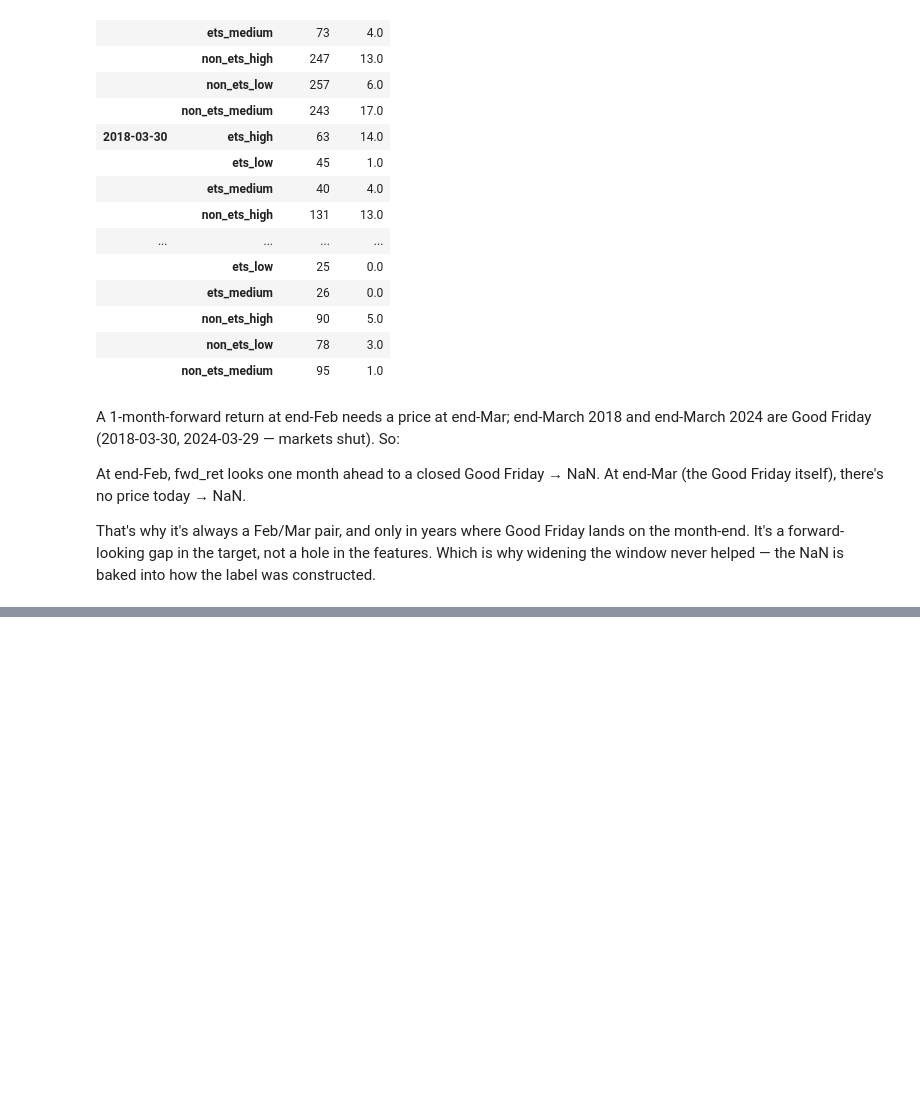
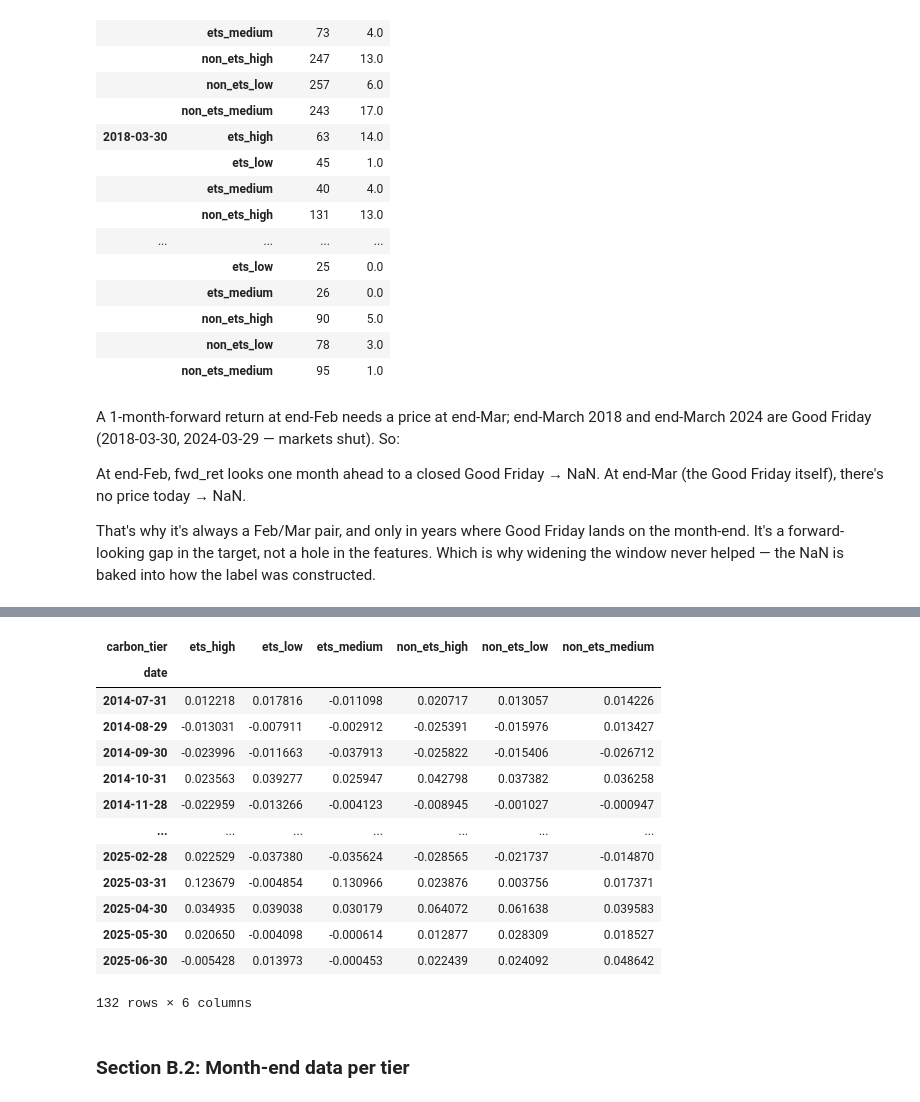
Before and after one commit to salinela/carbon-portfolio-project-v2, a Jupyter notebook: notebooks/08_eda.ipynb, the cells around one changed output, grey strips where cells are left out. Drawn from its saved outputs; the diff is of its cells as text; code cells hidden in the pictures; blank space fills up the shorter version.

```diff
--- a/notebooks/08_eda.ipynb
+++ b/notebooks/08_eda.ipynb
@@ -76,7 +76,6 @@ if not os.path.exists("/content/carbon.db"):
     !cp "{DRIVE}/carbon.db" /content/carbon.db
 # %%
 DB = "/content/carbon.db"
-con = sqlite3.connect(DB)
+con = sqlite3.connect(DB, timeout=30)
 con.execute("PRAGMA foreign_keys = ON;")
-print("fe MIN_PERIODS_FRAC:", fe.MIN_PERIODS_FRAC, "| batched:", hasattr(fe, "build_price_features_batched"))
 # %% [output]
@@ -354,0 +330,9 @@ That's why it's always a Feb/Mar pair, and only in years where Good Friday lands
+# %%
+# repoint the panel load at the fixed label
+label = pd.read_parquet(f"{DRIVE}/label_forward_return_v2.parquet")
+panel = features.pivot_table(index=["company_id","date"], columns="signal_name", values="value")
+panel = panel.join(label.set_index(["company_id","date"])["fwd_ret"])
+
+panel_t = eda.attach_tier_asof(panel, fy)
+tret = eda.tier_portfolio_returns(panel_t).loc["2014-01-01":]
+tret.isna().mean()
@@ -354,0 +351,3 @@ That's why it's always a Feb/Mar pair, and only in years where Good Friday lands
+# %%
+tret_trim = tret.loc["2014-07-30":"2025-06-30"].drop(columns=['ets_untiered', 'non_ets_untiered'])
+tret_trim.isna().mean()
@@ -354,0 +364,19 @@ That's why it's always a Feb/Mar pair, and only in years where Good Friday lands
+# %%
+tret_trim
+# %% [output]
+| carbon_tier | ets_high | ets_low | ets_medium | non_ets_high | non_ets_low | non_ets_medium |
+| date |  |  |  |  |  |  |
+| 2014-07-31 | 0.012218 | 0.017816 | -0.011098 | 0.020717 | 0.013057 | 0.014226 |
+| 2014-08-29 | -0.013031 | -0.007911 | -0.002912 | -0.025391 | -0.015976 | 0.013427 |
+| 2014-09-30 | -0.023996 | -0.011663 | -0.037913 | -0.025822 | -0.015406 | -0.026712 |
+| 2014-10-31 | 0.023563 | 0.039277 | 0.025947 | 0.042798 | 0.037382 | 0.036258 |
+| 2014-11-28 | -0.022959 | -0.013266 | -0.004123 | -0.008945 | -0.001027 | -0.000947 |
+| ... | ... | ... | ... | ... | ... | ... |
+| 2025-02-28 | 0.022529 | -0.037380 | -0.035624 | -0.028565 | -0.021737 | -0.014870 |
+| 2025-03-31 | 0.123679 | -0.004854 | 0.130966 | 0.023876 | 0.003756 | 0.017371 |
+| 2025-04-30 | 0.034935 | 0.039038 | 0.030179 | 0.064072 | 0.061638 | 0.039583 |
+| 2025-05-30 | 0.020650 | -0.004098 | -0.000614 | 0.012877 | 0.028309 | 0.018527 |
+| 2025-06-30 | -0.005428 | 0.013973 | -0.000453 | 0.022439 | 0.024092 | 0.048642 |
+132 rows × 6 columns
+# %% [markdown]
+### Section B.2: Month-end data per tier
```
Also changed, not shown: parts of 10 cells of this notebook.
